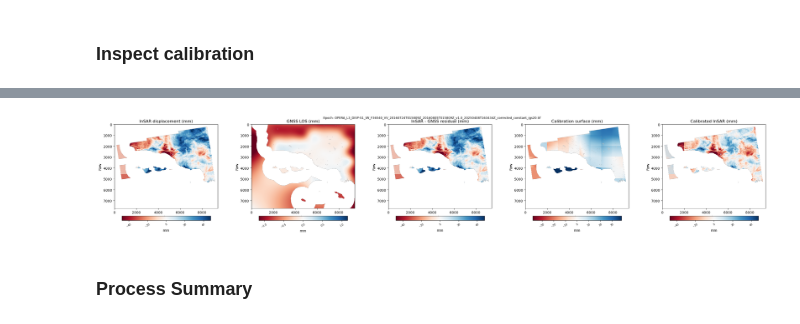
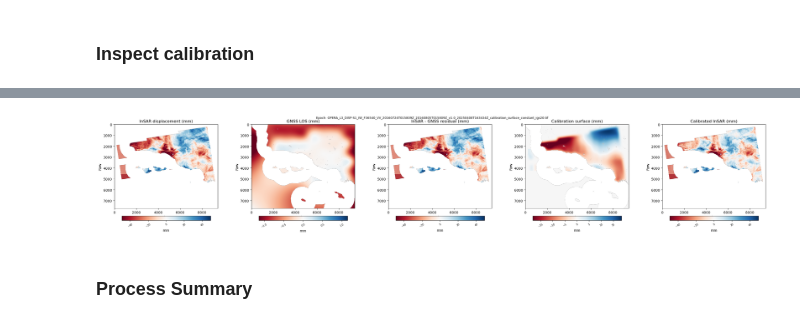
Before and after one commit to opera-adt/Venti, a Jupyter notebook: notebooks/calibration_workflow.ipynb, the cells around one changed output, grey strips where cells are left out. Saved outputs shown, nothing was run; the diff lists cells and outputs as text; code cells hidden in the pictures.

Commit message:
adding smoothing to cal surface

```diff
--- a/notebooks/calibration_workflow.ipynb
+++ b/notebooks/calibration_workflow.ipynb
@@ -244,15 +253,19 @@ if not state.output_files:
 out_file = state.output_files[0]
 in_file  = disp_file
 
-# Read input displacement and calibrated output
-disp_m, _, _geo   = read_netcdf(in_file, variable="displacement")
-corrected_m, _geo = read_geotiff(out_file)
+# Read input displacement and calibration surface
+disp_m, _, _geo    = read_netcdf(in_file, variable="displacement")
+cal_surface_m, _geo = read_geotiff(out_file)
 
 mask_data, _ = read_geotiff(config.input_options.water_mask)
 mask = mask_data.astype(bool)
 
-disp_mm      = np.where(mask, disp_m * 1000.0, np.nan)
-corrected_mm = np.where(mask, corrected_m.squeeze() * 1000.0, np.nan)
+disp_mm        = np.where(mask, disp_m * 1000.0, np.nan)
+cal_surface_mm = np.where(mask, cal_surface_m.squeeze() * 1000.0, np.nan)
+
+# Mirror the reference-point subtraction applied inside process_displacement_file
+refy_disp, refx_disp = workflow.find_reference_point(mask)
+disp_mm = disp_mm - disp_mm[refy_disp, refx_disp]
 
 # Load GNSS LOS from the workflow cache (mm/yr for constant, mm for variable)
 output_dir = config.run_config.product_path_group.product_path
@@ -267,13 +280,12 @@ else:
     )
 
 # Apply reference-point subtraction (mirrors the workflow convention)
-refy, refx = workflow.find_reference_point(mask)
-gnss_los_mm -= gnss_los_mm[refy, refx]
+gnss_los_mm -= gnss_los_mm[refy_disp, refx_disp]
 gnss_los_mm = np.where(mask, gnss_los_mm, np.nan)
 
-# Derived fields: residual before calibration and the fitted calibration surface
-residual_mm    = disp_mm - gnss_los_mm
-cal_surface_mm = disp_mm - corrected_mm
+# Derived fields: residual before calibration and the calibrated displacement
+residual_mm  = disp_mm - gnss_los_mm
+corrected_mm = disp_mm - cal_surface_mm
 
 _vmax  = np.nanpercentile(np.abs(disp_mm), 98)
 _gmax  = np.nanpercentile(np.abs(gnss_los_mm), 98)
@@ -311,4 +323,4 @@ plt.show()
-[figure, old version]
+[figure, new version]
 # %% [markdown]
 ### Process Summary
 # %%
```
Also changed, not shown: parts of 5 cells of this notebook, 4 other files.
